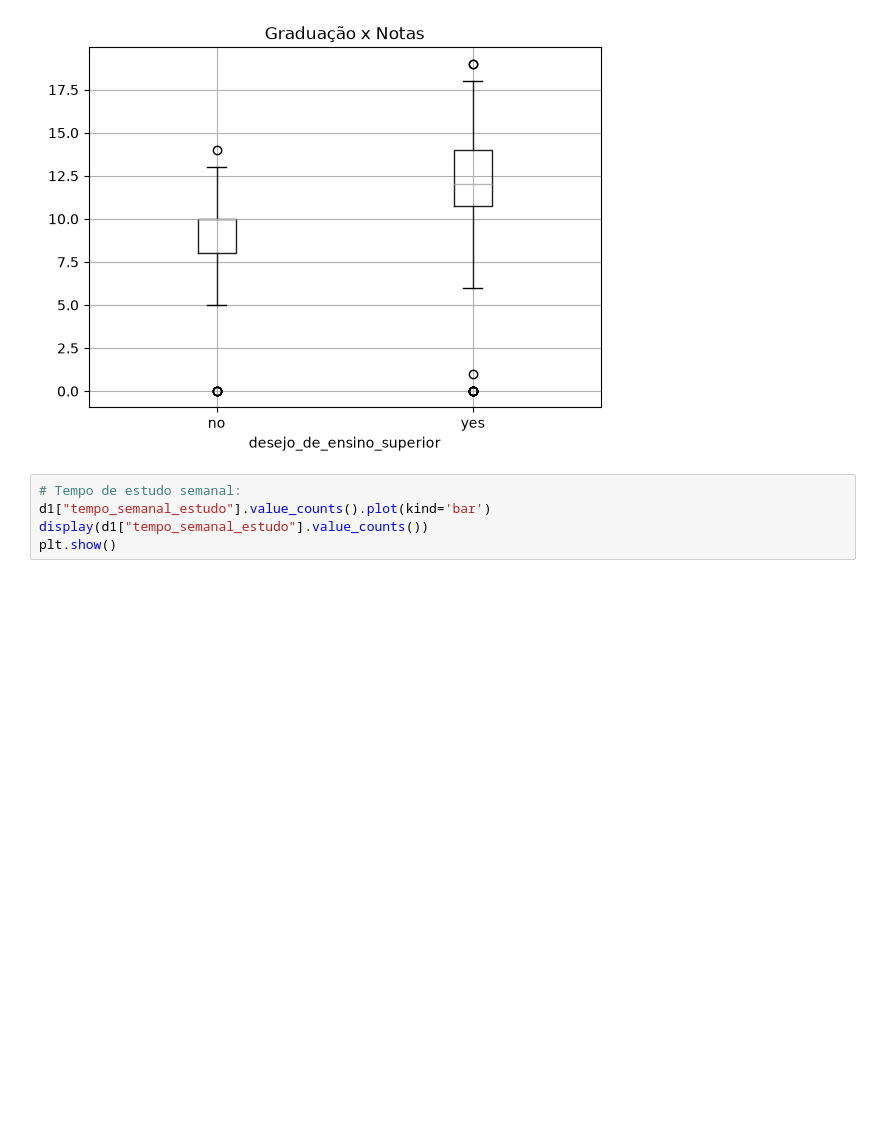
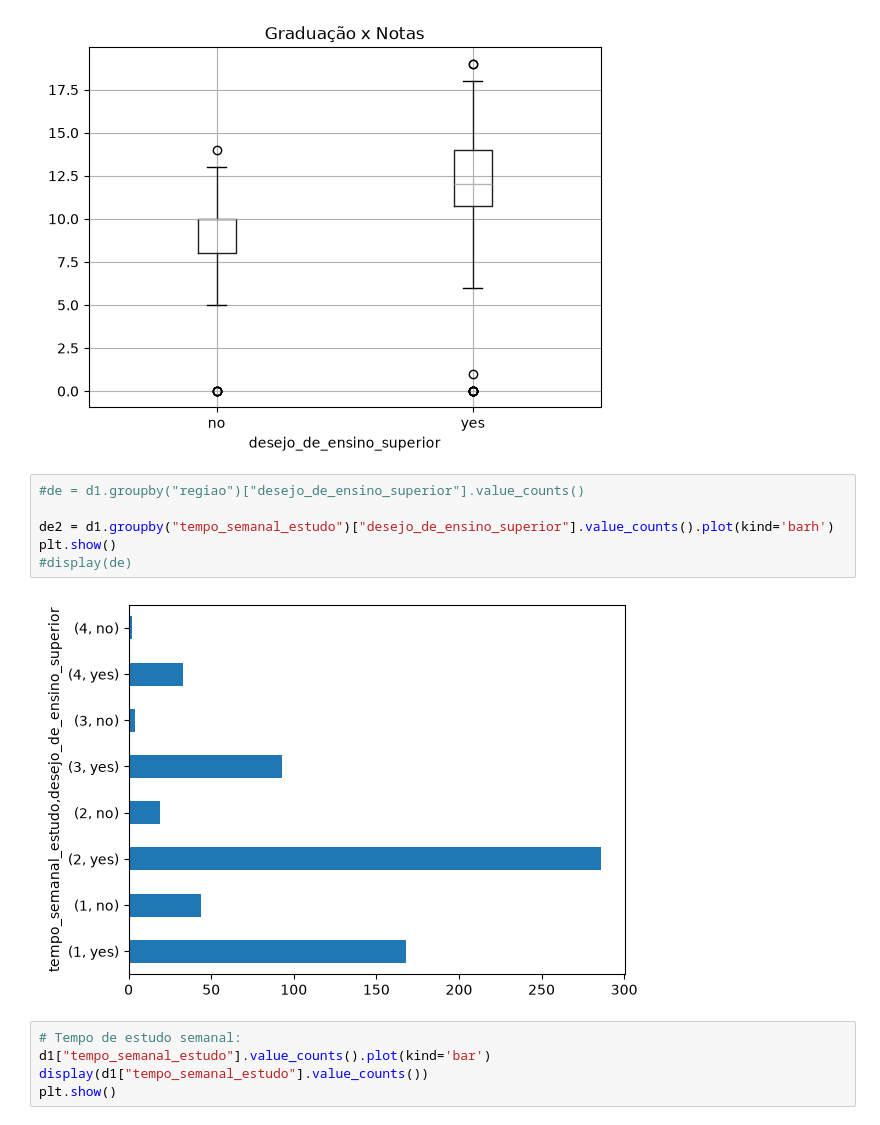
Before and after one commit to julialm-s/EDADatasetStudentAlcoholConsumption, a Jupyter notebook: analise.ipynb, the cells around one changed output. Drawn from its saved outputs; the diff is of its cells as text; blank space fills up the shorter version.

```diff
--- a/analise.ipynb
+++ b/analise.ipynb
@@ -363,6 +345,14 @@ plt.show()
 [figure]
 [figure]
 [figure]
+# %%
+#de = d1.groupby("regiao")["desejo_de_ensino_superior"].value_counts()
+
+de2 = d1.groupby("tempo_semanal_estudo")["desejo_de_ensino_superior"].value_counts().plot(kind='barh')
+plt.show()
+#display(de)
+# %% [output]
+[figure, added]
 # %%
 # Tempo de estudo semanal:
 d1["tempo_semanal_estudo"].value_counts().plot(kind='bar')
```
Also changed, not shown: parts of 12 cells of this notebook.
